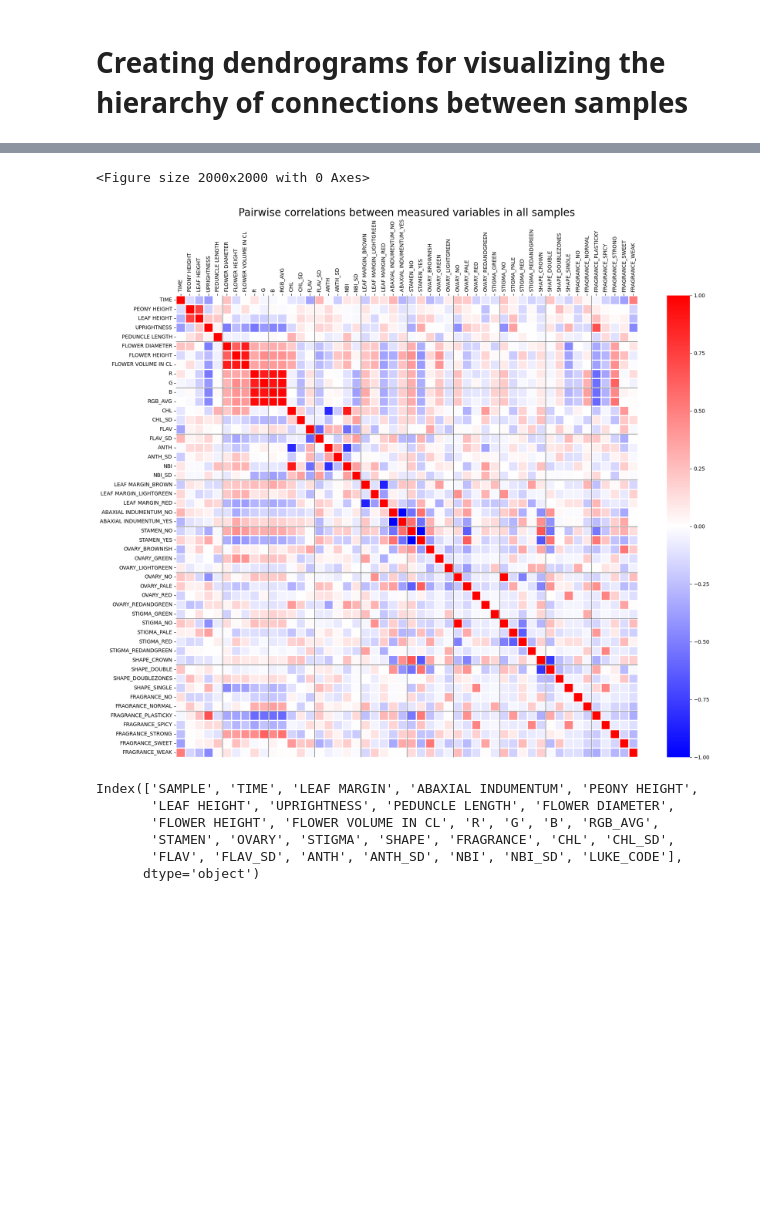
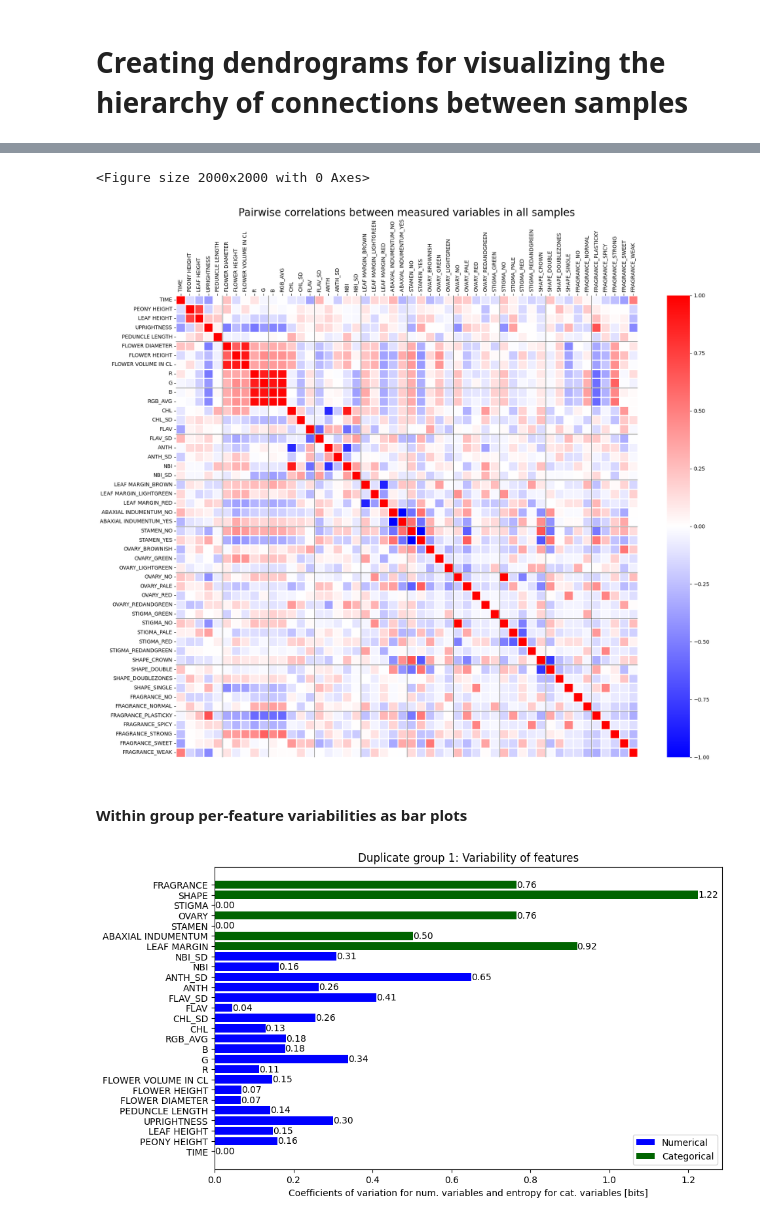
Before and after one commit to anzakanza/peonies, a Jupyter notebook: CODE and MEASUREMENT DATA/analysis.ipynb, the cells around one changed output, grey strips where cells are left out. Cells and saved outputs as stored; diff of their text form; code cells hidden in the pictures; blank space fills up the shorter version.

```diff
--- a/CODE and MEASUREMENT DATA/analysis.ipynb
+++ b/CODE and MEASUREMENT DATA/analysis.ipynb
@@ -705,17 +708,8 @@ def group_correlationheatmap(dataset_standardised, chosen_group, name):
     plt.title(f"Pairwise correlations between measured variables in {group_name}", fontsize = 20)
 
     plt.show()
+
+group_correlationheatmap( all_standardized, measured_data["SAMPLE"], "all samples")
+# %% [output]
+<Figure size 2000x2000 with 0 Axes>
+[figure, added]
-# %%
-group_correlationheatmap( all_standardized, measured_data["SAMPLE"], "all samples")
-# %% [output]
-<Figure size 2000x2000 with 0 Axes>
-[figure, removed]
-# %%
-measured_data_analysis.columns
-# %% [output]
-Index(['SAMPLE', 'TIME', 'LEAF MARGIN', 'ABAXIAL INDUMENTUM', 'PEONY HEIGHT',
-       'LEAF HEIGHT', 'UPRIGHTNESS', 'PEDUNCLE LENGTH', 'FLOWER DIAMETER',
-       'FLOWER HEIGHT', 'FLOWER VOLUME IN CL', 'R', 'G', 'B', 'RGB_AVG',
-       'STAMEN', 'OVARY', 'STIGMA', 'SHAPE', 'FRAGRANCE', 'CHL', 'CHL_SD',
-       'FLAV', 'FLAV_SD', 'ANTH', 'ANTH_SD', 'NBI', 'NBI_SD', 'LUKE_CODE'],
-      dtype='object')
@@ -736,5 +716,7 @@ allsamples = measured_data_analysis.copy()
+# %% [markdown]
+#### Within group per-feature variabilities as bar plots
 # %%
-def group_x_analysis_tofile(group_x, name):
+def group_variability_analysis(group_x, name):
 
     # Create a copy of the DataFrame to keep the original unchanged
     group_x_copy = group_x.copy()
@@ -757,30 +739,34 @@ def group_x_analysis_tofile(group_x, name):
     categorical_entropy = group_x_copy[categorical_columns].apply(lambda x: entropy (x.value_counts (normalize=True), base=2))
 
     # Create separate DataFrames
     df1 = pd.DataFrame({'Coefficients of Variation': numerical_cv})
     df2 = pd.DataFrame({'Entropy': categorical_entropy})
 
     # Combine into a single DataFrame
     group_x_analysis_result = pd.concat([df1, df2])
 
 
     # Create a horizontal bar plot
     plt.figure(figsize=(10, 6))
 
     bar1 = plt.barh(numerical_cv.index, numerical_cv, color='blue', alpha=1, label='Numerical')
     bar2 = plt.barh(categorical_entropy.index, categorical_entropy, color='darkgreen', alpha=1, label='Categorical')
 
     plt.xlabel('Coefficients of variation for num. variables and entropy for cat. variables [bits]')
 
     # Variable values next to the bars
     for bar in bar1:
         plt.text(bar.get_width()/1, bar.get_y() + bar.get_height()/2, f'{bar.get_width():.2f}', va='center', ha='left', color='black')
 
     for bar in bar2:
         plt.text(bar.get_width()/1, bar.get_y() + bar.get_height()/2, f'{bar.get_width():.2f}', va='center', ha='left', color='black')
 
     plt.title(f'{name}: Variability of features')
 
     plt.legend()
 
     plt.show()
+
+group_variability_analysis(group_1,"Duplicate group 1")
+# %% [output]
+[figure, added]
```
Also changed, not shown: parts of 18 cells of this notebook.
